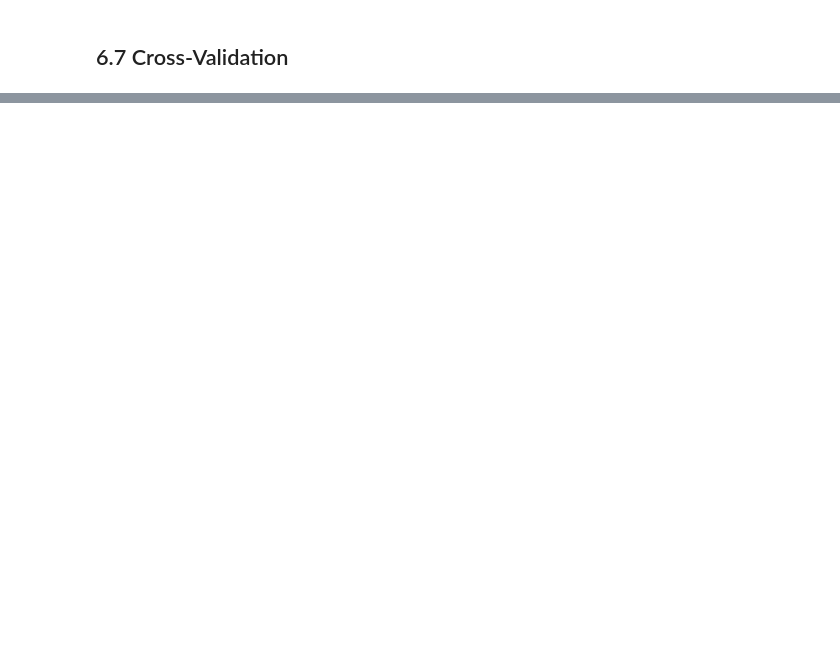
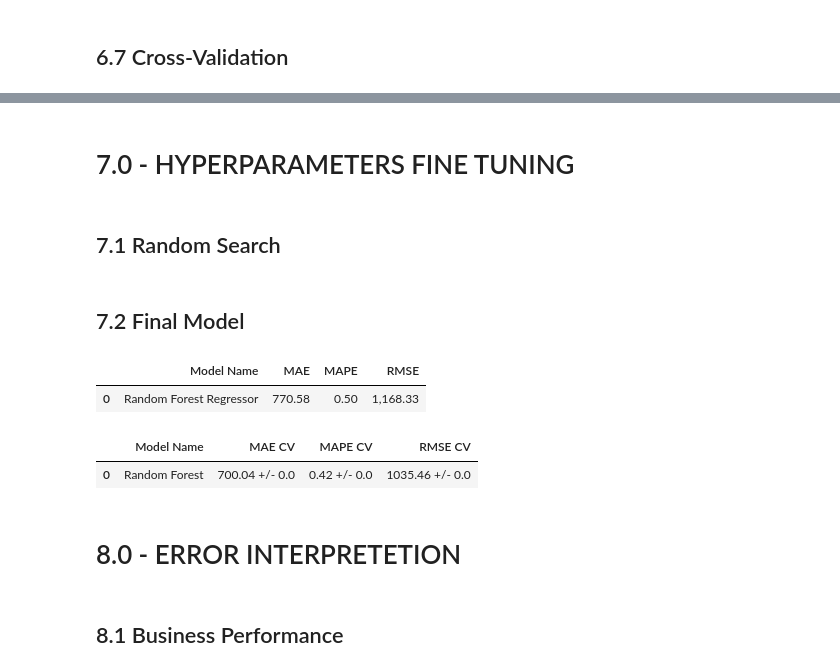
Before and after one commit to giovannadias/big_mart_sales_prediction, a Jupyter notebook: v01_big_mart_sales_prediction.ipynb, the cells around one changed output, grey strips where cells are left out. Drawn from its saved outputs; the diff is of its cells as text; code cells hidden in the pictures; blank space fills up the shorter version.

```diff
--- a/v01_big_mart_sales_prediction.ipynb
+++ b/v01_big_mart_sales_prediction.ipynb
@@ -1037,0 +994,4 @@ modelling_result_cv.sort_values(by='RMSE CV', ascending=False)
+# %% [markdown]
+# 7.0 - HYPERPARAMETERS FINE TUNING
+# %% [markdown]
+## 7.1 Random Search
@@ -1037,0 +1033,2 @@ modelling_result_cv.sort_values(by='RMSE CV', ascending=False)
+# %% [markdown]
+## 7.2 Final Model
@@ -1037,0 +1042,29 @@ modelling_result_cv.sort_values(by='RMSE CV', ascending=False)
+# %%
+#model
+model_rf_tunned = RandomForestRegressor(n_estimators=1600,
+                                        min_samples_split=2,
+                                        min_samples_leaf=4,
+                                        max_features='sqrt',
+                                        max_depth=10,
+                                        bootstrap=10,
+                                        n_jobs=-1,
+                                        random_state=42).fit(x_train, y_train)
+
+#prediction
+yhat_model_rf_tunned = model_rf_tunned.predict(x_test)
+
+#performance
+model_rf_tunned_result = ml_error('Random Forest Regressor ', np.expm1(y_test), np.expm1(yhat_model_rf_tunned))
+model_rf_tunned_result
+# %% [output]
+|  | Model Name | MAE | MAPE | RMSE |
+| 0 | Random Forest Regressor | 770.58 | 0.50 | 1,168.33 |
+# %%
+#cross validation
+model_rf_tunned_cv = cross_validation(x_training, 5, 'Random Forest', model_rf_tunned, verbose=False)
+model_rf_tunned_cv
+# %% [output]
+|  | Model Name | MAE CV | MAPE CV | RMSE CV |
+| 0 | Random Forest | 700.04 +/- 0.0 | 0.42 +/- 0.0 | 1035.46 +/- 0.0 |
+# %% [markdown]
+# 8.0 - ERROR INTERPRETETION
@@ -1037,0 +1077,2 @@ modelling_result_cv.sort_values(by='RMSE CV', ascending=False)
+# %% [markdown]
+## 8.1 Business Performance
```
Also changed, not shown: parts of 62 cells of this notebook, 22 other files.
